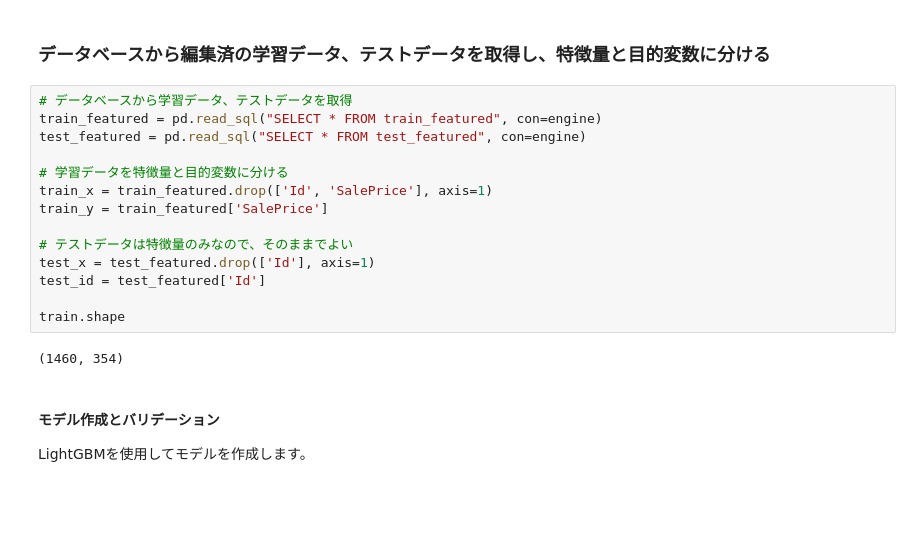
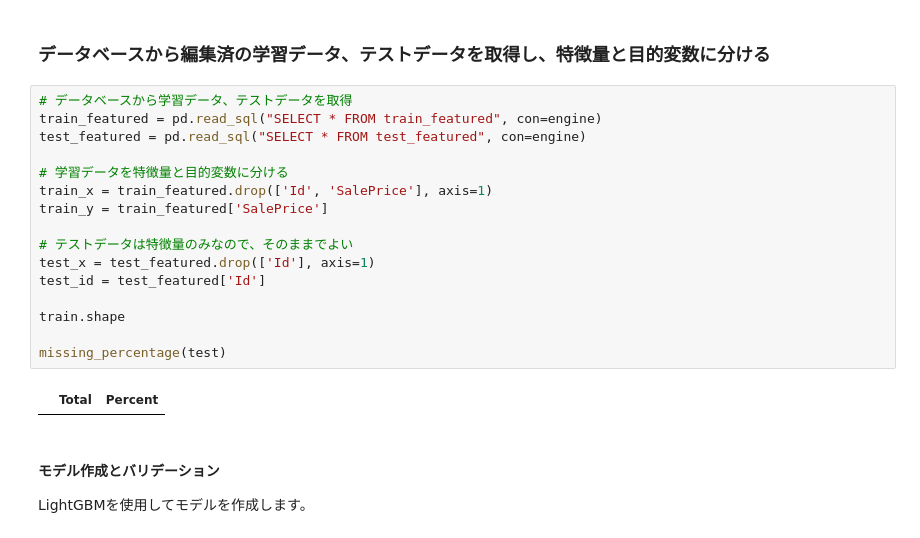
Before and after one commit to CodeSeterpie/CodeSeterpie, a Jupyter notebook: Kaggle/HousePrices/notebook/main/lgb_mysql.ipynb, the cells around one changed output. Saved outputs shown, nothing was run; the diff lists cells and outputs as text; blank space fills up the shorter version.

```diff
--- a/Kaggle/HousePrices/notebook/main/lgb_mysql.ipynb
+++ b/Kaggle/HousePrices/notebook/main/lgb_mysql.ipynb
@@ -618,19 +722,21 @@ test.to_sql('test_featured', engine, index=False, if_exists='replace')
 # %%
 # データベースから学習データ、テストデータを取得
 train_featured = pd.read_sql("SELECT * FROM train_featured", con=engine)
 test_featured = pd.read_sql("SELECT * FROM test_featured", con=engine)
 
 # 学習データを特徴量と目的変数に分ける
 train_x = train_featured.drop(['Id', 'SalePrice'], axis=1)
 train_y = train_featured['SalePrice']
 
 # テストデータは特徴量のみなので、そのままでよい
 test_x = test_featured.drop(['Id'], axis=1)
 test_id = test_featured['Id']
 
 train.shape
+
+missing_percentage(test)
 # %% [output]
-(1460, 354)
+|  | Total | Percent |
 # %% [markdown]
 #### モデル作成とバリデーション
 LightGBMを使用してモデルを作成します。
```
Also changed, not shown: parts of 10 cells of this notebook, 1 other file.
